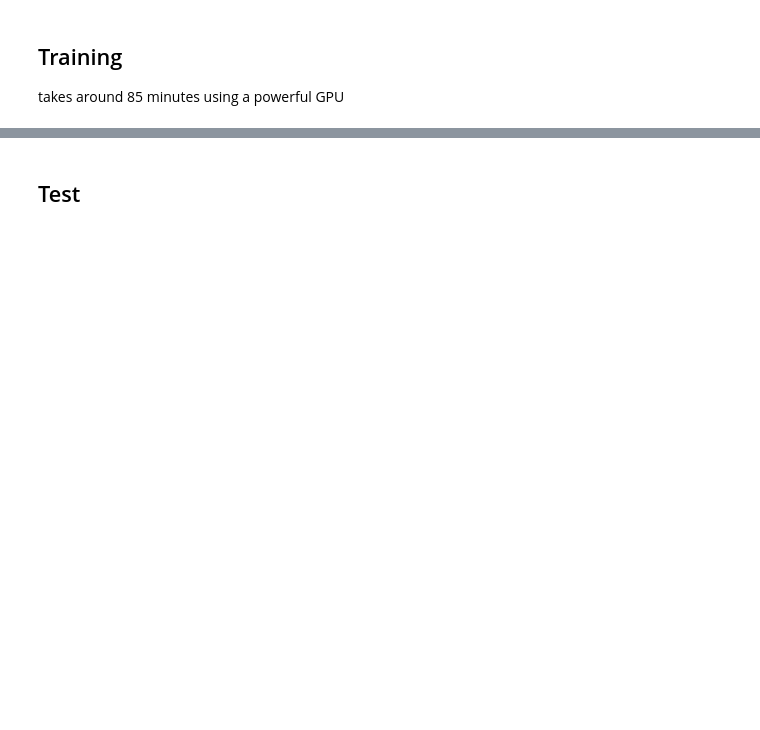
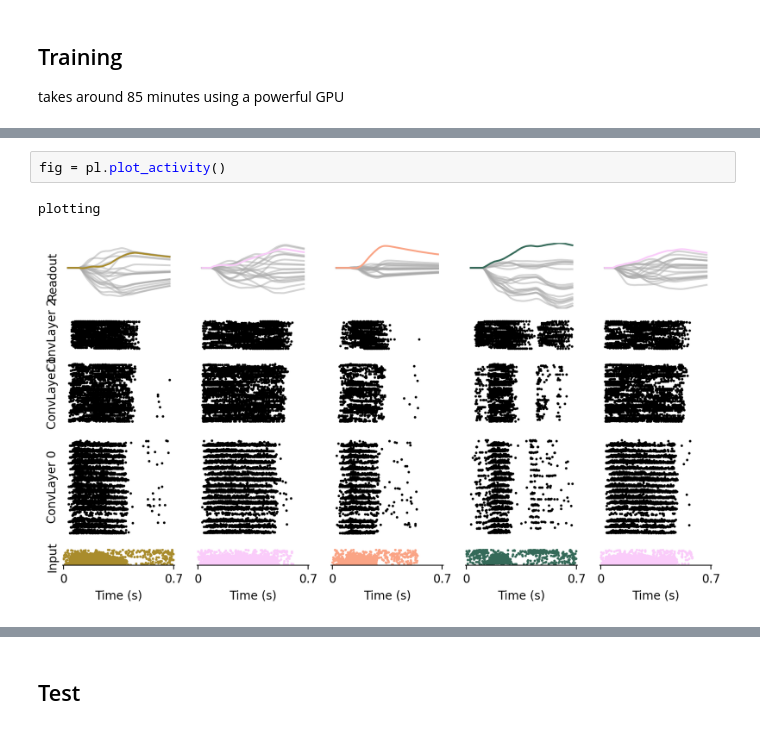
Before and after one commit to jgygax/stork-1, a Jupyter notebook: examples/03_Deep_ConvSNN_SHD.ipynb, the cells around one changed output, grey strips where cells are left out. Cells and saved outputs as stored; diff of their text form; blank space fills up the shorter version.

```diff
--- a/examples/03_Deep_ConvSNN_SHD.ipynb
+++ b/examples/03_Deep_ConvSNN_SHD.ipynb
@@ -250,0 +332,5 @@ results["valid_acc"] = history["val_acc"].tolist()
+# %%
+fig = pl.plot_activity()
+# %% [output]
+plotting
+[figure, added]
```
Also changed, not shown: parts of 15 cells of this notebook, 3 other files.
